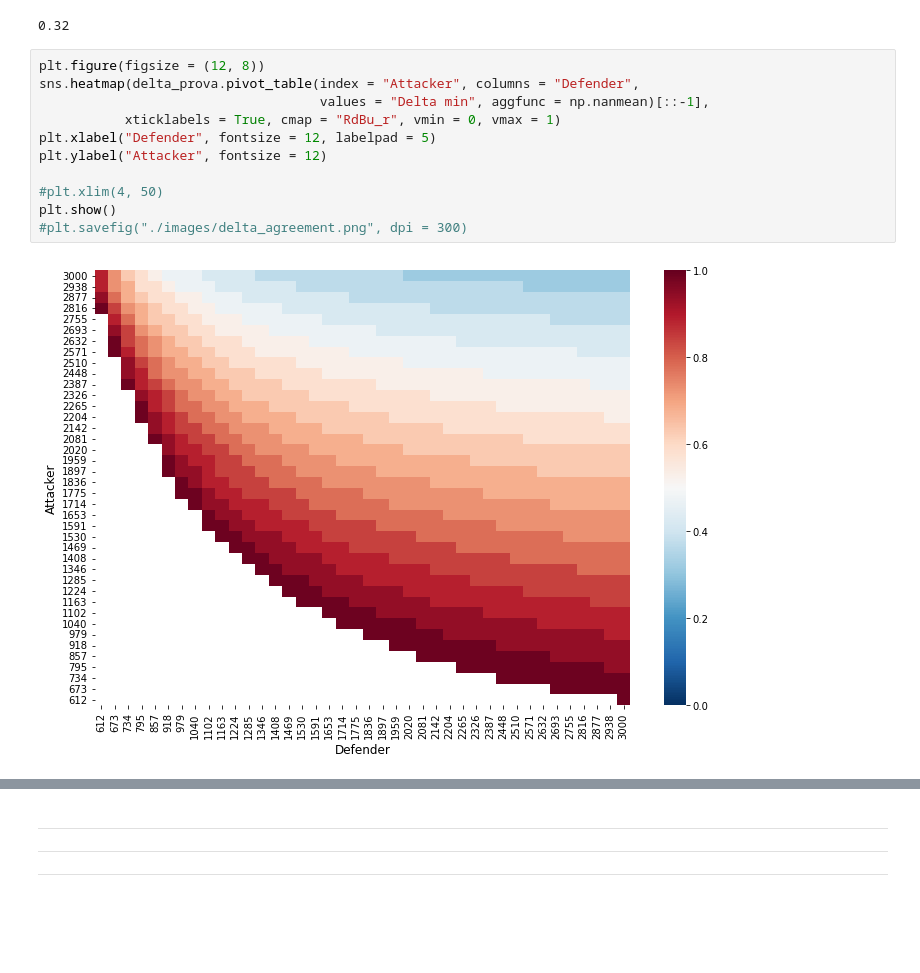
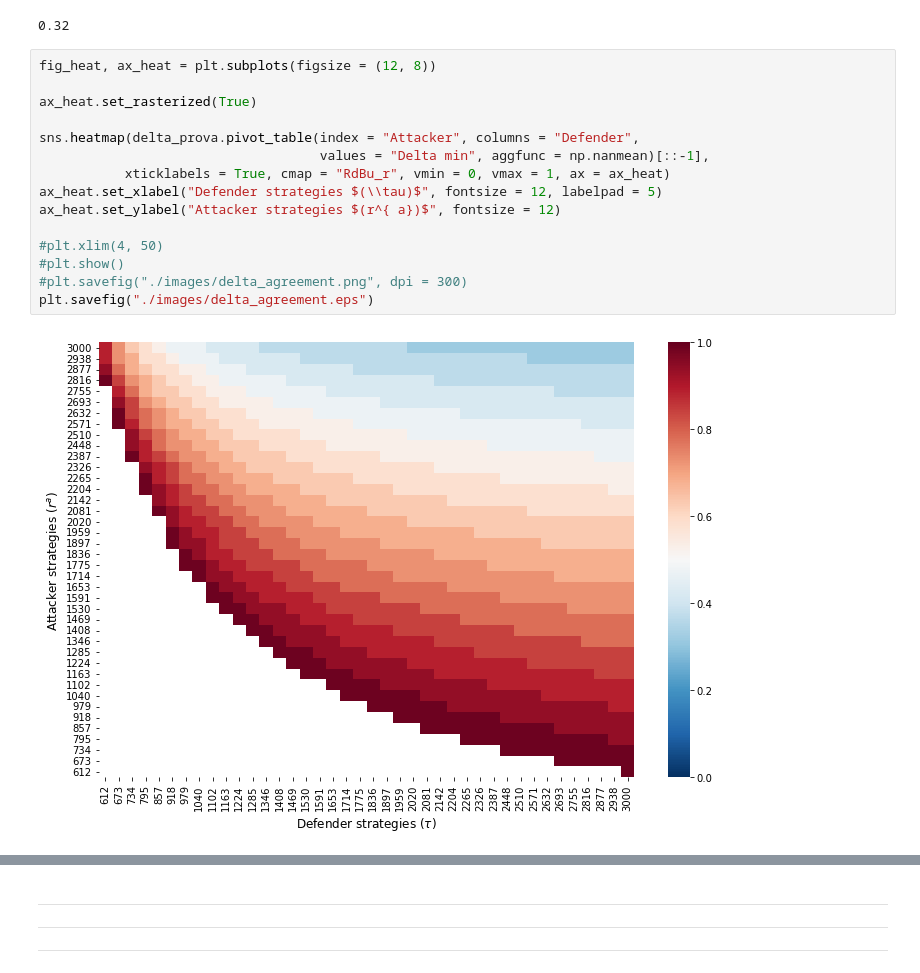
Before and after one commit to MattiaBrocco/VANET-game-theory, a Jupyter notebook: VANET - final version.ipynb, the cells around one changed output, grey strips where cells are left out. Cells and saved outputs as stored; diff of their text form; blank space fills up the shorter version.

```diff
--- a/MB_attempt_1.ipynb
+++ b/VANET - final version.ipynb
@@ -320,18 +326,22 @@ delta_prova.pivot_table(index = "Attacker", columns = "Defender",
 # %% [output]
 0.32
 # %%
-plt.figure(figsize = (12, 8))
+fig_heat, ax_heat = plt.subplots(figsize = (12, 8))
+
+ax_heat.set_rasterized(True)
+
 sns.heatmap(delta_prova.pivot_table(index = "Attacker", columns = "Defender",
                                     values = "Delta min", aggfunc = np.nanmean)[::-1],
-           xticklabels = True, cmap = "RdBu_r", vmin = 0, vmax = 1)
-plt.xlabel("Defender", fontsize = 12, labelpad = 5)
-plt.ylabel("Attacker", fontsize = 12)
+           xticklabels = True, cmap = "RdBu_r", vmin = 0, vmax = 1, ax = ax_heat)
+ax_heat.set_xlabel("Defender strategies $(\\tau)$", fontsize = 12, labelpad = 5)
+ax_heat.set_ylabel("Attacker strategies $(r^{ a})$", fontsize = 12)
 
 #plt.xlim(4, 50)
-plt.show()
+#plt.show()
 #plt.savefig("./images/delta_agreement.png", dpi = 300)
+plt.savefig("./images/delta_agreement.eps")
 # %% [output]
-[figure, old version]
+[figure, new version]
 # %%
 # DEFENDER: if the outcome of the first game is not (2900, 2900) set
 #           new tau always equal to the value before in the array used
```
Also changed, not shown: parts of 5 cells of this notebook, 5 other files.
